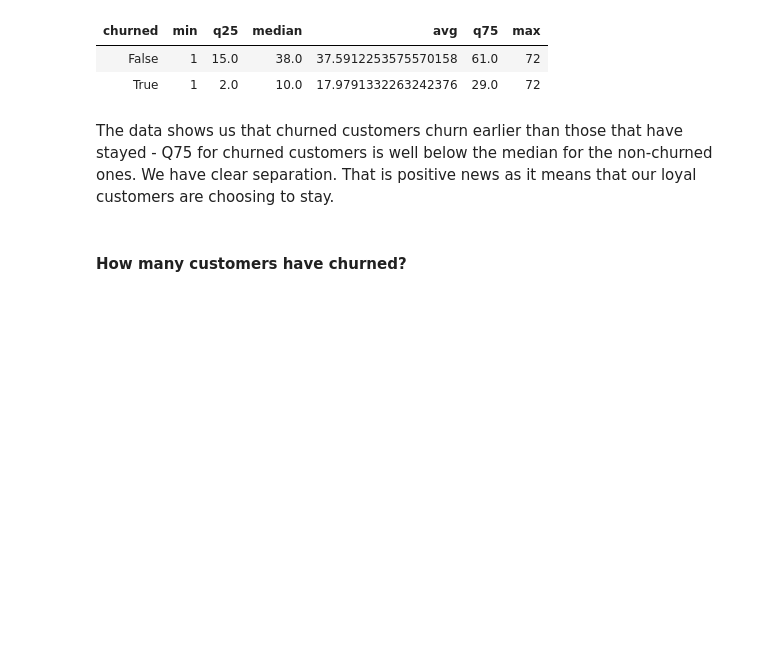
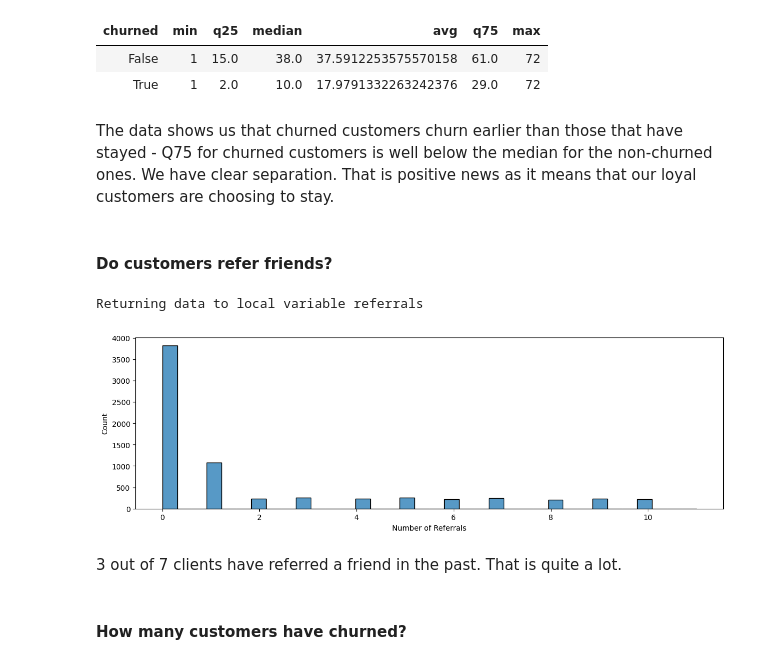
Before and after one commit to Mykolazaz/telco-churn-analysis, a Jupyter notebook: main.ipynb, the cells around one changed output. Saved outputs shown, nothing was run; the diff lists cells and outputs as text; code cells hidden in the pictures; blank space fills up the shorter version.

Commit message:
Referral analysis

```diff
--- a/main.ipynb
+++ b/main.ipynb
@@ -217,6 +214,28 @@ GROUP BY churn_value
 | True | 1 | 2.0 | 10.0 | 17.9791332263242376 | 29.0 | 72 |
 # %% [markdown]
 The data shows us that churned customers churn earlier than those that have stayed - Q75 for churned customers is well below the median for the non-churned ones. We have clear separation. That is positive news as it means that our loyal customers are choosing to stay.
+# %% [markdown]
+#### Do customers refer friends?
+# %%
+%%sql referrals <<
+SELECT n_referred
+FROM services
+# %% [output]
+Returning data to local variable referrals
+# %%
+referrals = pd.DataFrame(referrals)
+
+fig, ax = plt.subplots(figsize=(12, 4))
+
+sns.histplot(data=referrals, x="n_referred")
+ax.set_xlabel("Number of Referrals")
+
+plt.tight_layout()
+plt.show()
+# %% [output]
+[figure, added]
+# %% [markdown]
+3 out of 7 clients have referred a friend in the past. That is quite a lot.
 # %% [markdown]
 #### How many customers have churned?
 # %%
```
Also changed, not shown: parts of 5 cells of this notebook.
